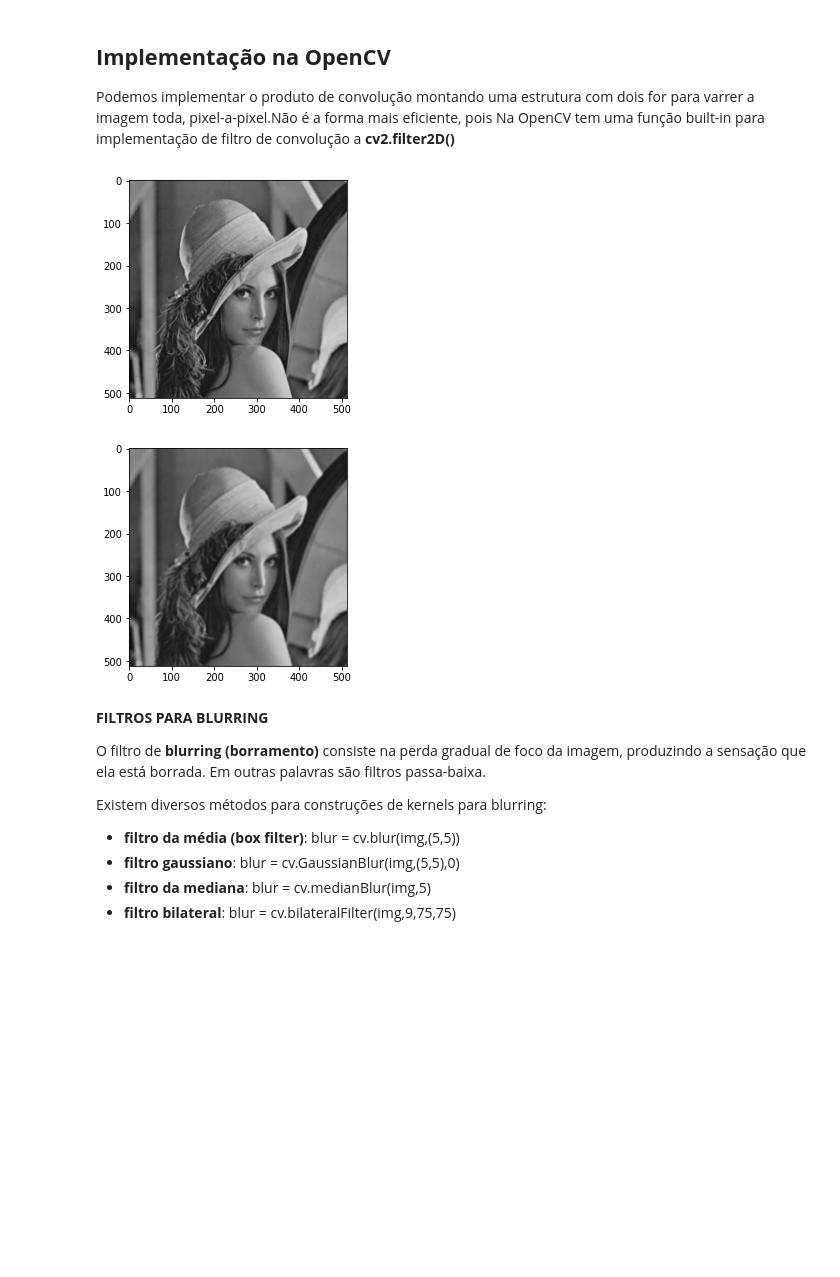
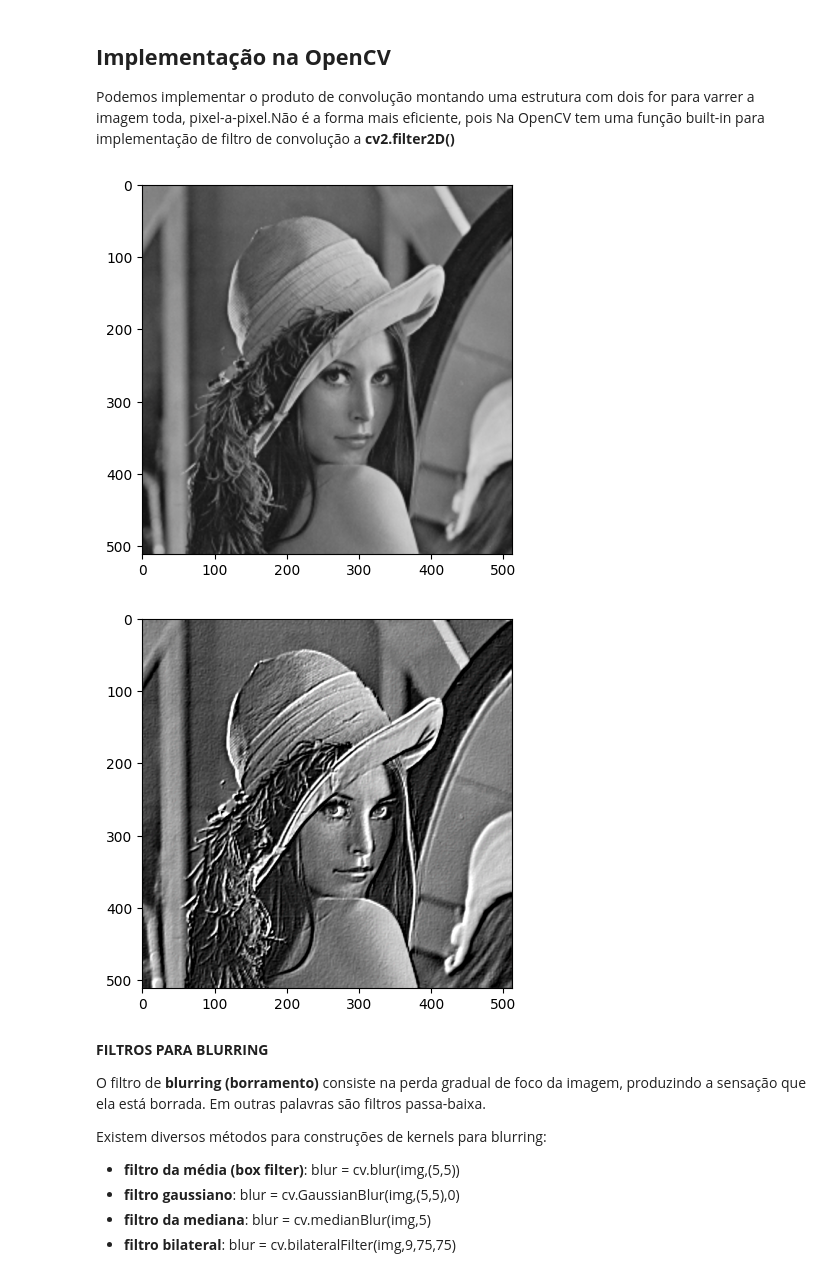
Before and after one commit to arnaldojr/computervision, a Jupyter notebook: docs/aulas/lab04/Filtros_de_Convolução.ipynb, the cells around one changed output. Drawn from its saved outputs; the diff is of its cells as text; code cells hidden in the pictures; blank space fills up the shorter version.

```diff
--- a/docs/aulas/lab04/Filtros_de_Convolução.ipynb
+++ b/docs/aulas/lab04/Filtros_de_Convolução.ipynb
@@ -94,30 +114,29 @@ Embora o nome convolução seja muito usado, na prática realizamos o processo d
 
 Podemos implementar o produto de convolução montando uma estrutura com dois for para varrer a imagem toda, pixel-a-pixel.Não é a forma mais eficiente, pois Na OpenCV tem uma função built-in para implementação de filtro de convolução a **cv2.filter2D()**
 # %%
-import numpy as np
-import cv2
+import numpy as np ## matriz
+import cv2 ## biblioteca de processamento de imagens
+from matplotlib import pyplot as plt ## biblioteca de plotagem
 
 
 #carrega imagem
 img = cv2.imread('lena.png')
 plt.imshow(img, cmap="Greys_r", vmin=0, vmax=255); plt.show()
 
 # Define o kernel
-kernel = np.array([[1, 1, 1, 1, 1],
-                   [1, 1, 1, 1, 1],
-                   [1, 1, 1, 1, 1],
-                   [1, 1, 1, 1, 1],
-                   [1, 1, 1, 1 ,1]])
+kernel = np.array([[-2, -1, 0],
+                   [-1, 1, 1],
+                   [0, 1, 2]])
 kernel = kernel/(np.sum(kernel) if np.sum(kernel)!=0 else 1)
 
 # Realiza o produto de convolução
 imgf = cv2.filter2D(img,-1,kernel)
 
 #exibe resultado filtrado
 plt.imshow(imgf, cmap="Greys_r", vmin=0, vmax=255); plt.show()
 # %% [output]
-[figure, old version]
+[figure, new version]
-[figure, old version]
+[figure, new version]
 # %% [markdown]
 **FILTROS PARA BLURRING**
 
```
Also changed, not shown: parts of 5 cells of this notebook, 2 other files.
